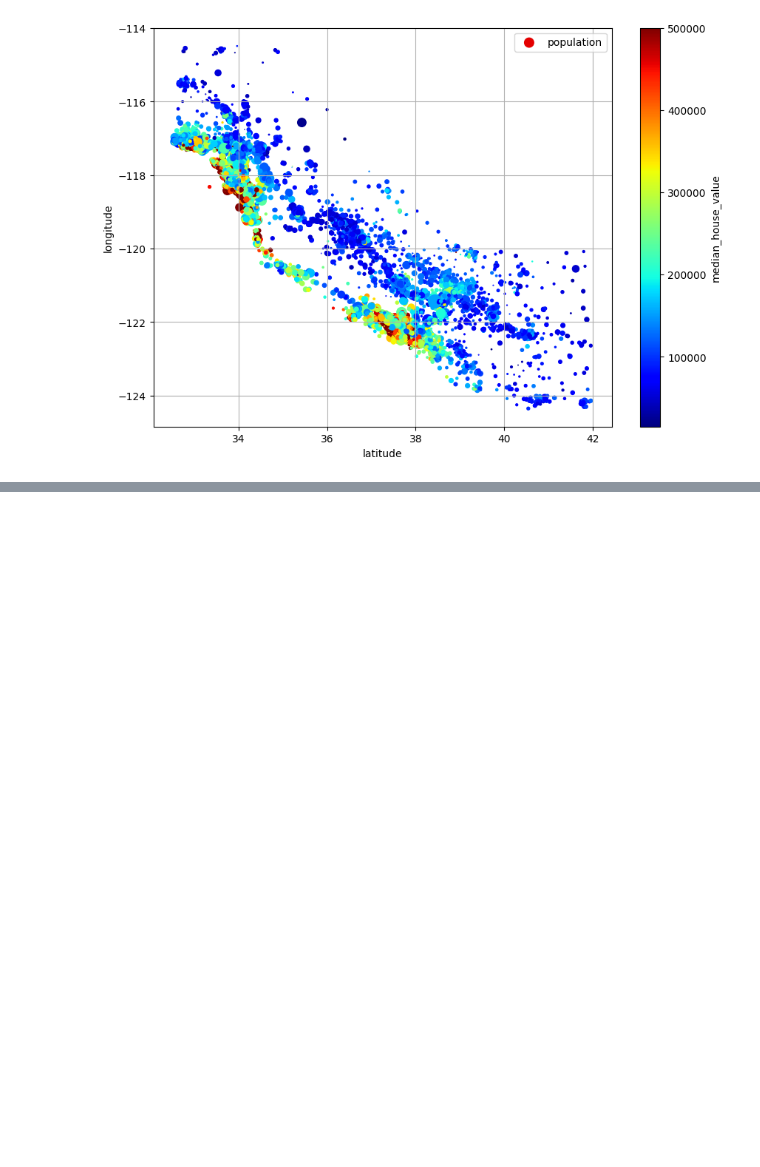
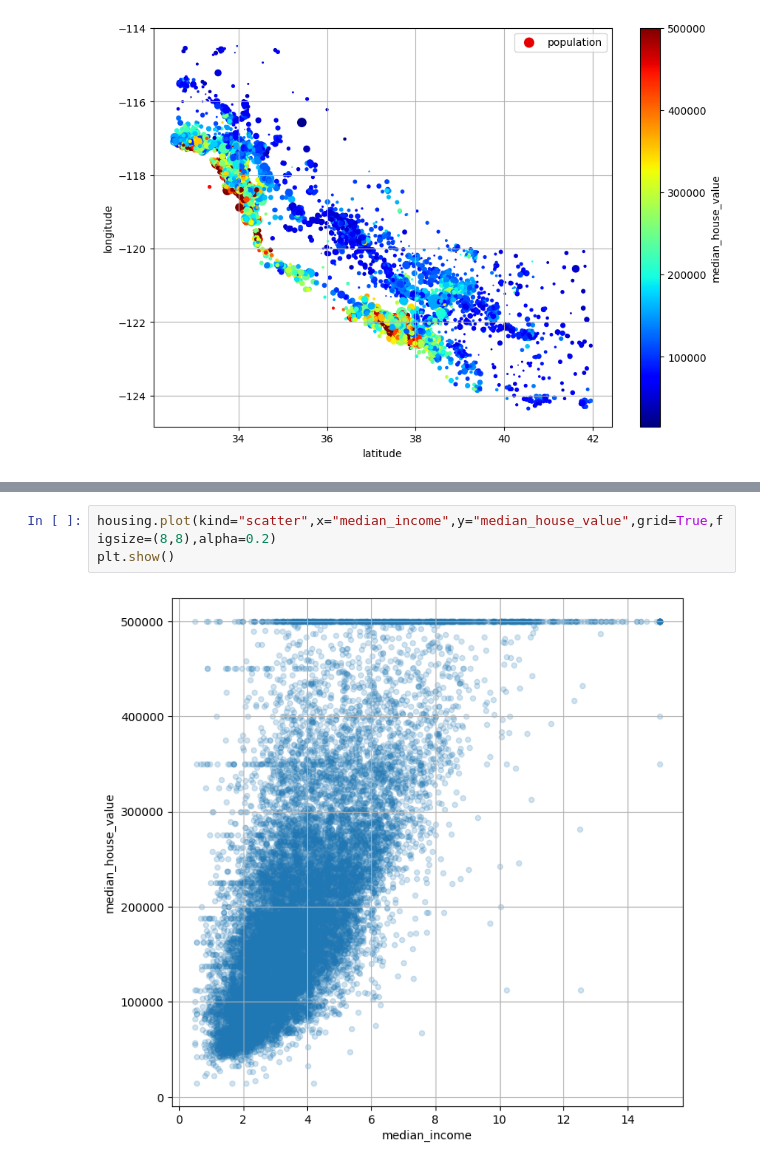
Before and after one commit to parthkar72/Lab2.1, a Jupyter notebook: MachineLearning_Chapter2_EndToEndProject.ipynb, the cells around one changed output, grey strips where cells are left out. Drawn from its saved outputs; the diff is of its cells as text; blank space fills up the shorter version.

```diff
--- a/MachineLearning_Chapter2_EndToEndProject.ipynb
+++ b/MachineLearning_Chapter2_EndToEndProject.ipynb
@@ -158,0 +177,5 @@ ValueError: could not convert string to float: 'NEAR BAY'
+# %%
+housing.plot(kind="scatter",x="median_income",y="median_house_value",grid=True,figsize=(8,8),alpha=0.2)
+plt.show()
+# %% [output]
+[figure, added]
```
Also changed, not shown: parts of 3 cells of this notebook.
